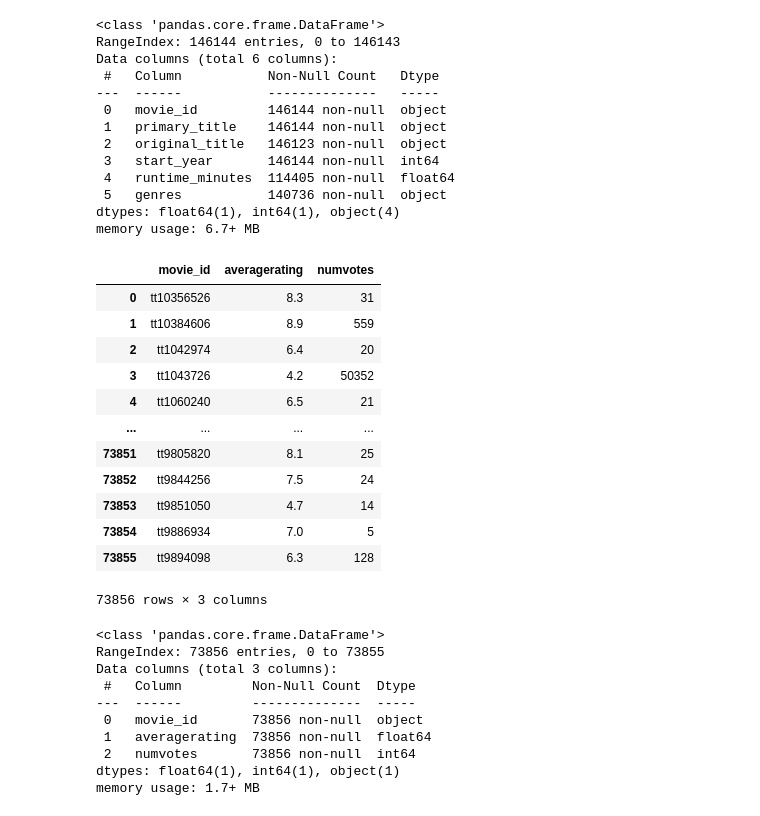
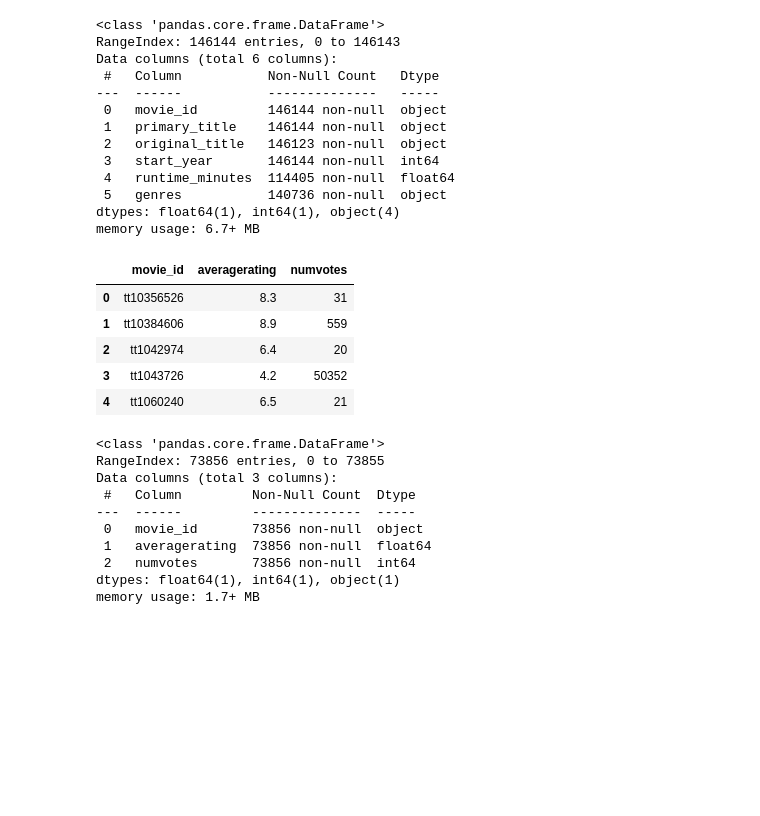
Before and after one commit to JM-Hansen/dsc-phase-1-project-v2-4, a Jupyter notebook: Microsoft_Movie_Analysis.ipynb, the cells around one changed output. Saved outputs shown, nothing was run; the diff lists cells and outputs as text; code cells hidden in the pictures; blank space fills up the shorter version.

```diff
--- a/Microsoft_Movie_Analysis.ipynb
+++ b/Microsoft_Movie_Analysis.ipynb
@@ -310,23 +318,16 @@ memory usage: 6.7+ MB
 # %%
 #Examine and identify datatypes for movie_ratings table
 
 movie_ratings_df = pd.read_sql("""SELECT * FROM movie_ratings;""", conn)
 
-movie_ratings_df
+movie_ratings_df.head()
 # %% [output]
 |  | movie_id | averagerating | numvotes |
 | 0 | tt10356526 | 8.3 | 31 |
 | 1 | tt10384606 | 8.9 | 559 |
 | 2 | tt1042974 | 6.4 | 20 |
 | 3 | tt1043726 | 4.2 | 50352 |
 | 4 | tt1060240 | 6.5 | 21 |
-| ... | ... | ... | ... |
-| 73851 | tt9805820 | 8.1 | 25 |
-| 73852 | tt9844256 | 7.5 | 24 |
-| 73853 | tt9851050 | 4.7 | 14 |
-| 73854 | tt9886934 | 7.0 | 5 |
-| 73855 | tt9894098 | 6.3 | 128 |
-73856 rows × 3 columns
 # %%
 movie_ratings_df.info()
 # %% [output]
```
Also changed, not shown: parts of 61 cells of this notebook, 4 other files.
